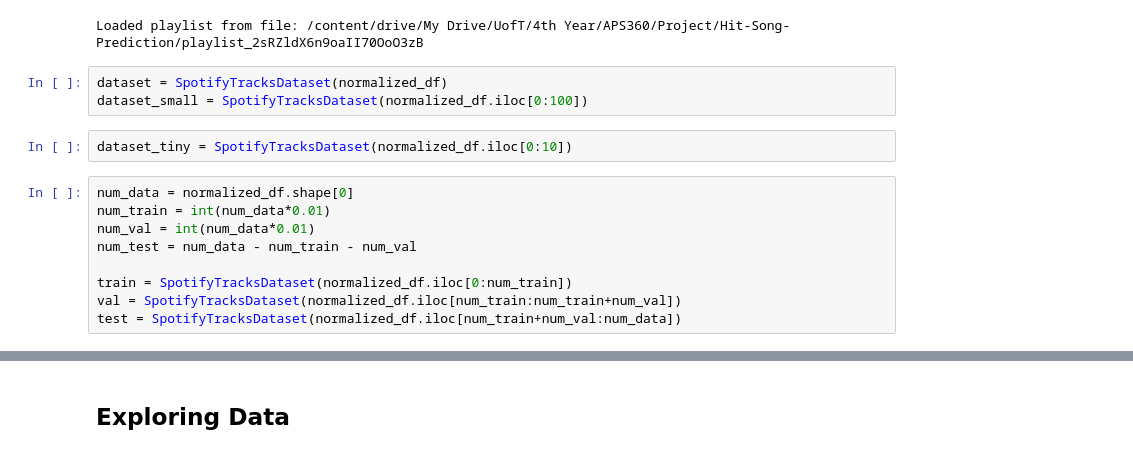
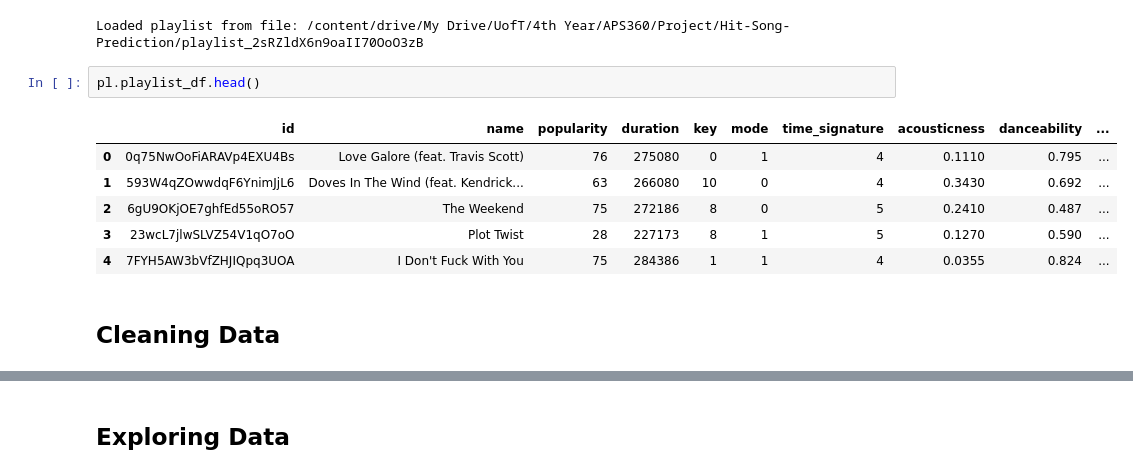
Before and after one commit to APS360-Team-34/Hit-Song-Prediction, a Jupyter notebook: Playground_Rakan.ipynb, the cells around one changed output, grey strips where cells are left out. Drawn from its saved outputs; the diff is of its cells as text.

```diff
--- a/Playground_Rakan.ipynb
+++ b/Playground_Rakan.ipynb
@@ -83,17 +76,14 @@ DataInformation.list()
 pl = PL.load_playlist(PROJECT_ROOT + "playlist_2sRZldX6n9oaII70OoO3zB")
 # %% [output]
 Loaded playlist from file: /content/drive/My Drive/UofT/4th Year/APS360/Project/Hit-Song-Prediction/playlist_2sRZldX6n9oaII70OoO3zB
-# %%
-dataset = SpotifyTracksDataset(normalized_df)
-dataset_small = SpotifyTracksDataset(normalized_df.iloc[0:100])
-# %%
-dataset_tiny = SpotifyTracksDataset(normalized_df.iloc[0:10])
-# %%
-num_data = normalized_df.shape[0]
-num_train = int(num_data*0.01)
-num_val = int(num_data*0.01)
-num_test = num_data - num_train - num_val
-
-train = SpotifyTracksDataset(normalized_df.iloc[0:num_train])
-val = SpotifyTracksDataset(normalized_df.iloc[num_train:num_train+num_val])
-test = SpotifyTracksDataset(normalized_df.iloc[num_train+num_val:num_data])
+# %%
+pl.playlist_df.head()
+# %% [output]
+|  | id | name | popularity | duration | key | mode | time_signature | acousticness | danceability | ... |
+| 0 | 0q75NwOoFiARAVp4EXU4Bs | Love Galore (feat. Travis Scott) | 76 | 275080 | 0 | 1 | 4 | 0.1110 | 0.795 | ... |
+| 1 | 593W4qZOwwdqF6YnimJjL6 | Doves In The Wind (feat. Kendrick... | 63 | 266080 | 10 | 0 | 4 | 0.3430 | 0.692 | ... |
+| 2 | 6gU9OKjOE7ghfEd55oRO57 | The Weekend | 75 | 272186 | 8 | 0 | 5 | 0.2410 | 0.487 | ... |
+| 3 | 23wcL7jlwSLVZ54V1qO7oO | Plot Twist | 28 | 227173 | 8 | 1 | 5 | 0.1270 | 0.590 | ... |
+| 4 | 7FYH5AW3bVfZHJIQpq3UOA | I Don't Fuck With You | 75 | 284386 | 1 | 1 | 4 | 0.0355 | 0.824 | ... |
+# %% [markdown]
+## Cleaning Data
```
Also changed, not shown: parts of 44 cells of this notebook, 3 other files.
